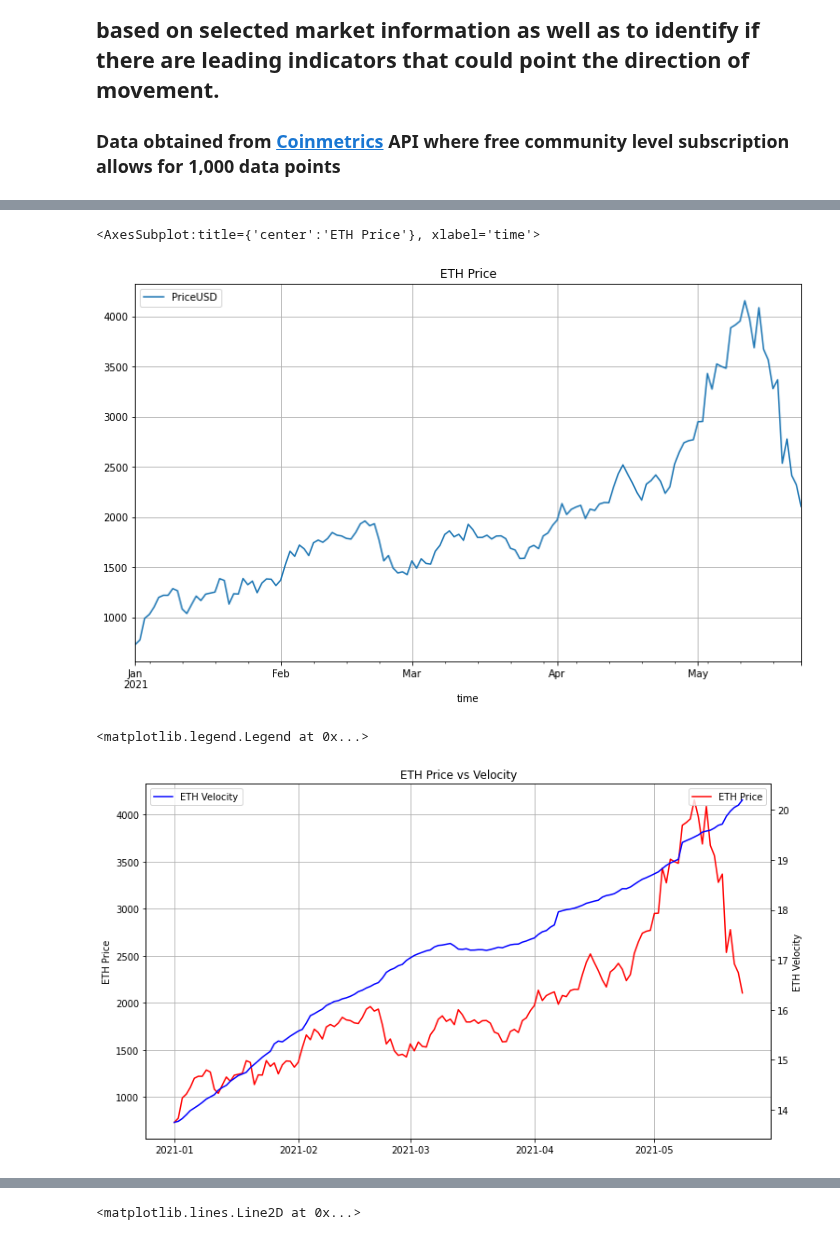
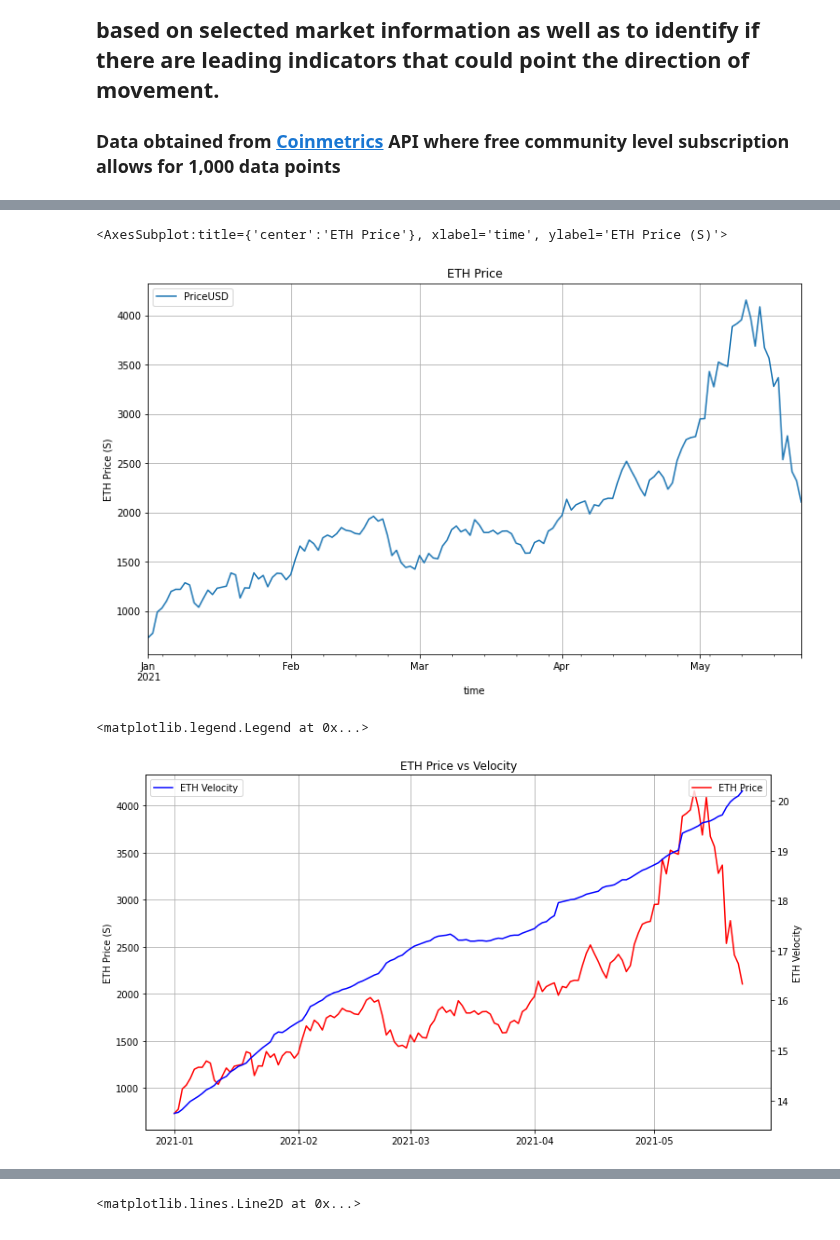
Before and after one commit to dbogatic/crypto-analysis, a Jupyter notebook: eth_coinmetrics.ipynb, the cells around one changed output, grey strips where cells are left out. Saved outputs shown, nothing was run; the diff lists cells and outputs as text; code cells hidden in the pictures.

```diff
--- a/eth_coinmetrics.ipynb
+++ b/eth_coinmetrics.ipynb
@@ -41,14 +34,15 @@ eth_metrics
 # %%
+#Plot ETH historical prices in USD
 eth_price = eth_metrics[['PriceUSD']]
-eth_price.plot(figsize= (12,7), grid=True, title="ETH Price")
+eth_price.plot(figsize= (12,7), grid=True, title="ETH Price", ylabel='ETH Price (S)')
 # %% [output]
-<AxesSubplot:title={'center':'ETH Price'}, xlabel='time'>
+<AxesSubplot:title={'center':'ETH Price'}, xlabel='time', ylabel='ETH Price (S)'>
-[figure, old version]
+[figure, new version]
 # %%
 #Plot coin velocity vs coin price (velocity has inverse correlation with coin price)
 fig, ax = plt.subplots(figsize=(12,7))
 plt.plot(eth_metrics['PriceUSD'], label ='ETH Price', color='r')
-ax.set_ylabel('ETH Price')
+ax.set_ylabel('ETH Price (S)')
 ax.legend(loc='upper right')
 plt.grid()
 
@@ -59,7 +53,7 @@ ax2.set_ylabel('ETH Velocity')
 ax2.legend(loc='upper left')
 # %% [output]
 <matplotlib.legend.Legend at 0x...>
-[figure, old version]
+[figure, new version]
 # %%
 #Plot % Velocity change
 fig, ax = plt.subplots(figsize=(12,7))
```
Also changed, not shown: parts of 4 cells of this notebook, 3 other files.
